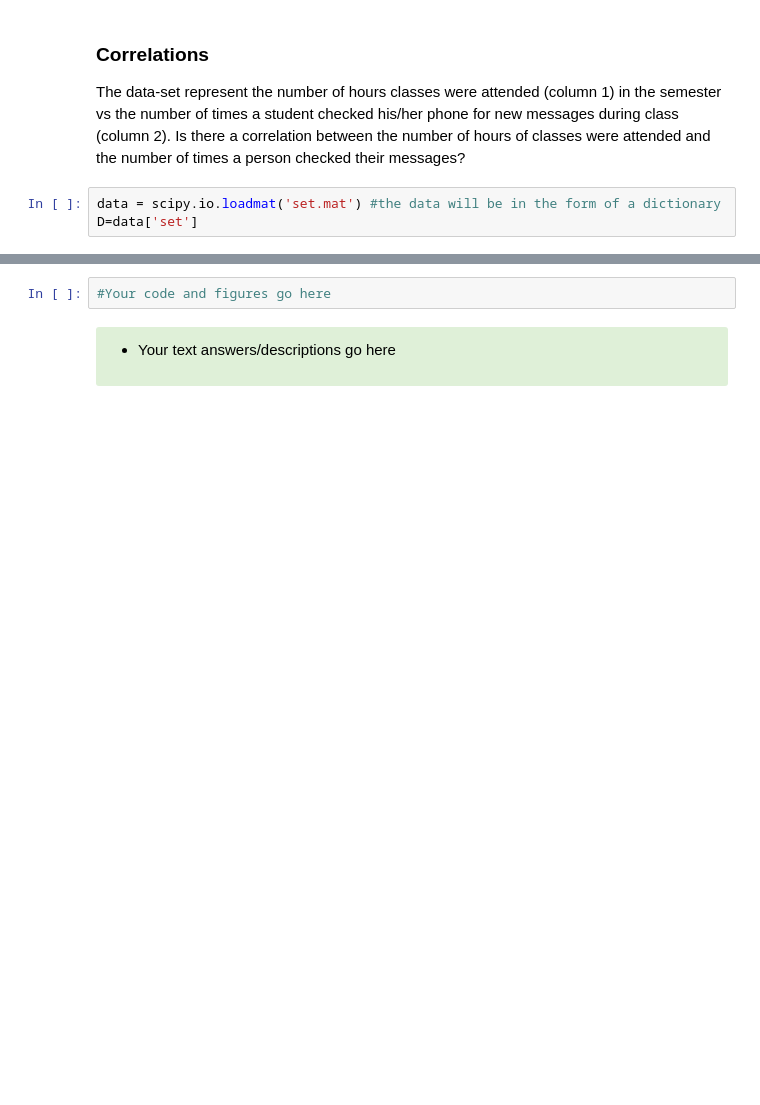
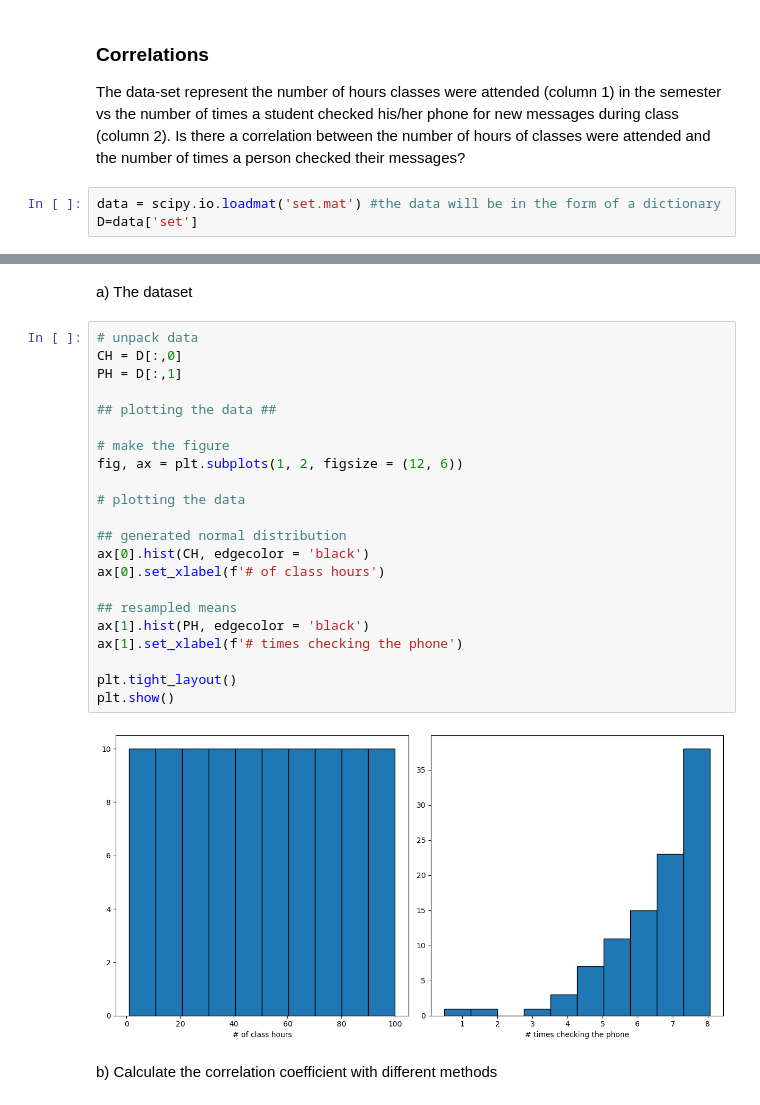
Before and after one commit to mrcocolinho/MSPS-Assignments, a Jupyter notebook: Notebooks/Assignment 2/ex02.ipynb, the cells around one changed output, grey strips where cells are left out. Saved outputs shown, nothing was run; the diff lists cells and outputs as text; blank space fills up the shorter version.

```diff
--- a/Notebooks/Assignment 2/ex02.ipynb
+++ b/Notebooks/Assignment 2/ex02.ipynb
@@ -475,16 +453,31 @@ What your figures should look like:
 What your answer should look like:
 
 ![mod2_5.png](attachment:mod2_5.png)
-# %%
-#Your code and figures go here
-# %% [markdown]
-
-<div class="alert alert-success">
-<span style="color:black">
-
-
-* Your text answers/descriptions go here
-
-
-</span>
-</div>
+# %% [markdown]
+a) The dataset
+# %%
+# unpack data
+CH = D[:,0]
+PH = D[:,1]
+
+## plotting the data ##
+
+# make the figure
+fig, ax = plt.subplots(1, 2, figsize = (12, 6))
+
+# plotting the data
+
+## generated normal distribution
+ax[0].hist(CH, edgecolor = 'black')
+ax[0].set_xlabel(f'# of class hours')
+
+## resampled means
+ax[1].hist(PH, edgecolor = 'black')
+ax[1].set_xlabel(f'# times checking the phone')
+
+plt.tight_layout()
+plt.show()
+# %% [output]
+[figure, added]
+# %% [markdown]
+b) Calculate the correlation coefficient with different methods
```
Also changed, not shown: parts of 13 cells of this notebook.
